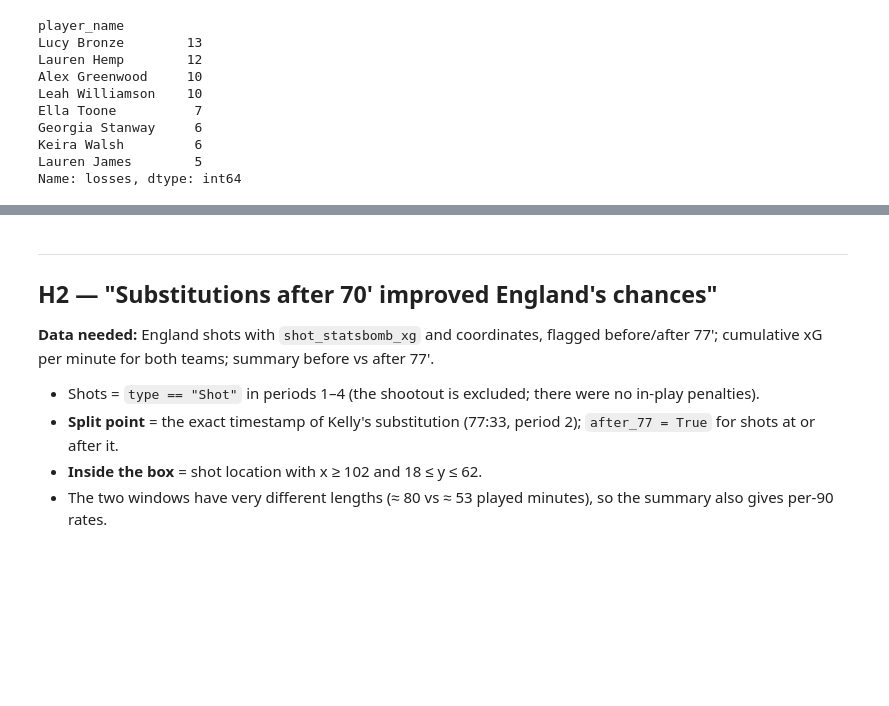
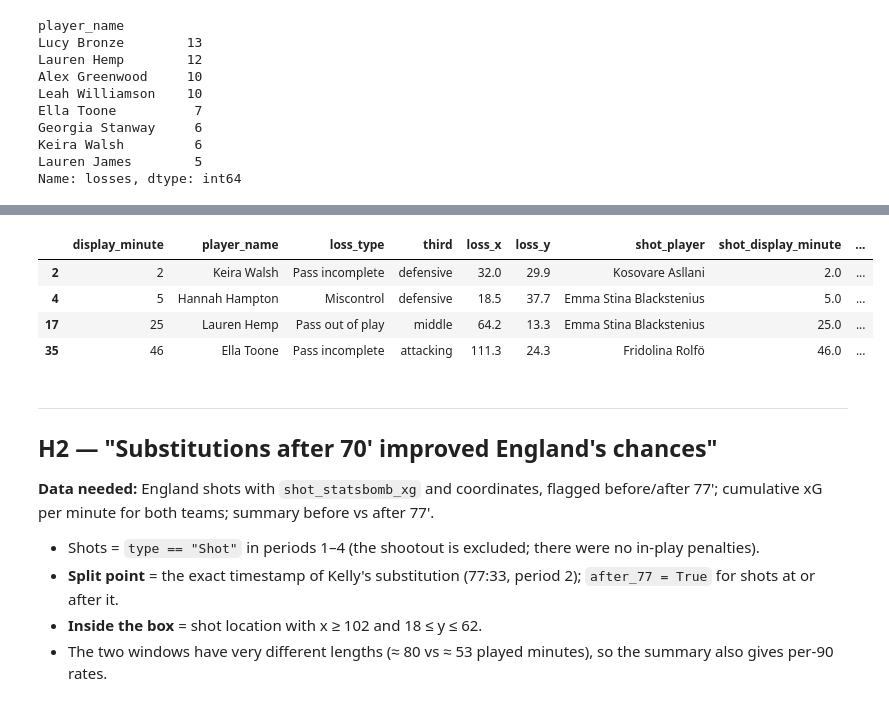
Before and after one commit to belorussky-football/womens-euro-2025-sweden-england-comeback, a Jupyter notebook: notebooks/02_analysis_prep.ipynb, the cells around one changed output, grey strips where cells are left out. Cells and saved outputs as stored; diff of their text form; code cells hidden in the pictures; blank space fills up the shorter version.

```diff
--- a/notebooks/02_analysis_prep.ipynb
+++ b/notebooks/02_analysis_prep.ipynb
@@ -129,8 +133,17 @@ next_poss_team = poss_team.shift(-1)
 
 first_half = events[events.period == 1]
 h1_losses = england_losses(first_half)
+ON_BALL_TYPES = ["Pass", "Carry", "Dribble", "Shot", "Miscontrol", "Dispossessed"]
+eng_on_ball = events[(events.team == d.ENGLAND) & events.type.isin(ON_BALL_TYPES)]
+last_eng_on_ball = eng_on_ball.groupby("possession")["index"].max()
+
 h1_losses["next_possession_team"] = h1_losses.possession.map(next_poss_team)
-h1_losses["turnover_confirmed"] = h1_losses.next_possession_team.eq(d.SWEDEN)
+h1_losses["last_action_of_possession"] = h1_losses["index"] >= h1_losses.possession.map(last_eng_on_ball)
+h1_losses["turnover_confirmed"] = (
+    h1_losses.possession_team.eq(d.ENGLAND)
+    & h1_losses.last_action_of_possession
+    & h1_losses.next_possession_team.eq(d.SWEDEN)
+)
 h1_losses = d.split_xy(h1_losses, "location", "loss")
 h1_losses = d.split_xy(h1_losses, "pass_end_location", "pass_end")
 h1_losses["third"] = pitch_third(h1_losses.loss_x)
@@ -160,7 +173,7 @@ h1_losses = h1_losses[[
     "id", "index", "period", "minute", "second", "display_minute", "player", "player_name", "position",
     "type", "loss_type", "pass_type", "pass_height", "play_pattern", "under_pressure",
     "loss_x", "loss_y", "pass_end_x", "pass_end_y", "third", "own_half",
-    "next_possession_team", "turnover_confirmed",
+    "possession", "possession_team", "last_action_of_possession", "next_possession_team", "turnover_confirmed",
     "has_360", "sweden_within_5yd", "nearest_sweden_yd", "sweden_visible",
 ]].reset_index(drop=True)
 print("saved:", d.save_processed(h1_losses, "h1_england_losses_first_half"))
@@ -286,3 +389,14 @@ Confirmed turnovers: 49 of 81 losses
+# %%
+h1_turnovers[h1_turnovers.led_to_sweden_shot][[
+    "display_minute", "player_name", "loss_type", "third", "loss_x", "loss_y",
+    "shot_player", "shot_display_minute", "seconds_to_shot", "shot_xg", "shot_outcome", "led_to_goal",
+]]
+# %% [output]
+|  | display_minute | player_name | loss_type | third | loss_x | loss_y | shot_player | shot_display_minute | ... |
+| 2 | 2 | Keira Walsh | Pass incomplete | defensive | 32.0 | 29.9 | Kosovare Asllani | 2.0 | ... |
+| 4 | 5 | Hannah Hampton | Miscontrol | defensive | 18.5 | 37.7 | Emma Stina Blackstenius | 5.0 | ... |
+| 17 | 25 | Lauren Hemp | Pass out of play | middle | 64.2 | 13.3 | Emma Stina Blackstenius | 25.0 | ... |
+| 35 | 46 | Ella Toone | Pass incomplete | attacking | 111.3 | 24.3 | Fridolina Rolfö | 46.0 | ... |
 # %% [markdown]
 ---
 ## H2 — "Substitutions after 70' improved England's chances"
```
Also changed, not shown: parts of 8 cells of this notebook.
